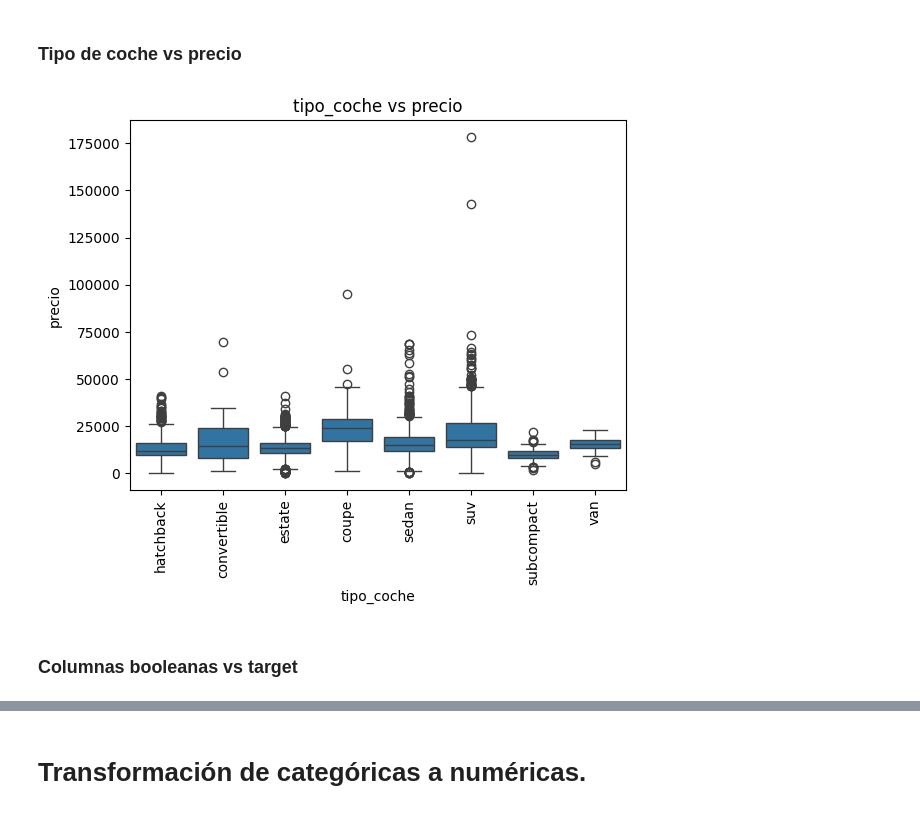
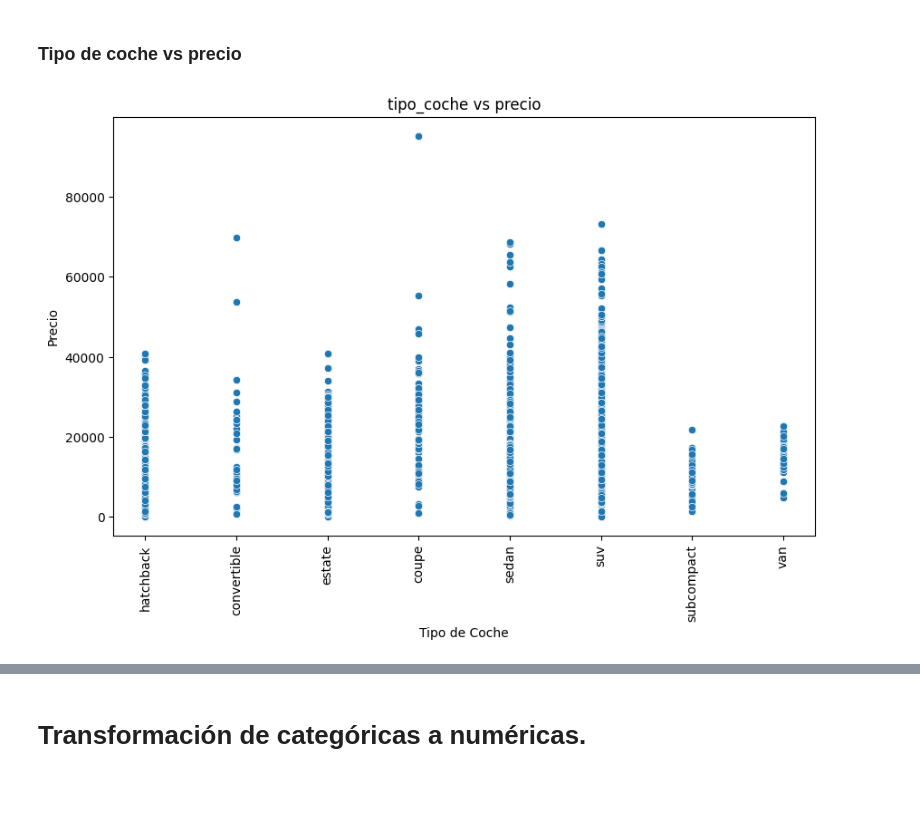
Before and after one commit to Wolfsteno/data-science-projects, a Jupyter notebook: Entregable 1 Data Engineering/main_acarrasco.ipynb, the cells around one changed output, grey strips where cells are left out. Drawn from its saved outputs; the diff is of its cells as text; code cells hidden in the pictures; blank space fills up the shorter version.

```diff
--- a/Entregable 1 Data Engineering/main_acarrasco.ipynb
+++ b/Entregable 1 Data Engineering/main_acarrasco.ipynb
@@ -932,0 +944,2 @@ plt.show()
+# %%
+umbral_km = df['km'].quantile(0.9999)
@@ -932,0 +948,2 @@ plt.show()
+# %%
+df['km'] = np.where(df['km'] > umbral_km, np.log1p(df['km']), df['km'])
@@ -980,0 +1028,3 @@ plt.show()
+# %%
+df = df[~((df['modelo'] == 'X3') & (df['precio'] > 50000))]
+df = df[~((df['modelo'] == 'X4') & (df['precio'] > 50000))]
@@ -990,0 +1058,2 @@ plt.show()
+# %%
+df['tipo_gasolina'] = df['tipo_gasolina'].str.lower()
@@ -1000,11 +1084,12 @@ plt.show()
 # %% [markdown]
 ### Tipo de coche vs precio
 # %%
-sns.boxplot(x='tipo_coche', y='precio', data=df)
+plt.figure(figsize=(10, 6))
+sns.scatterplot(x='tipo_coche', y='precio', data=df)
 plt.title('tipo_coche vs precio')
 plt.xticks(rotation=90)
+plt.xlabel('Tipo de Coche')
+plt.ylabel('Precio')
 plt.show()
 # %% [output]
-[figure, old version]
+[figure, new version]
-# %% [markdown]
-### Columnas booleanas vs target
```
Also changed, not shown: parts of 45 cells of this notebook, 1 other file.
